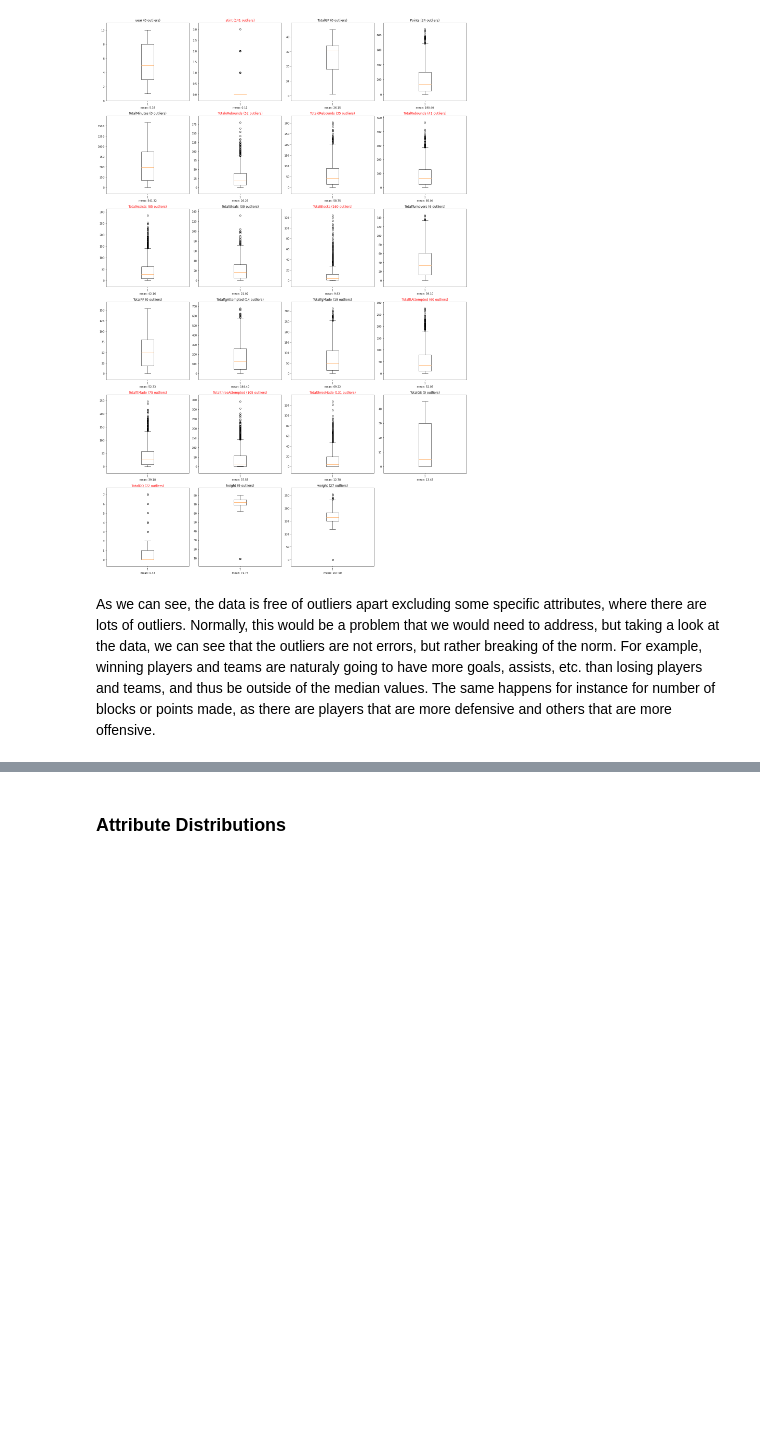
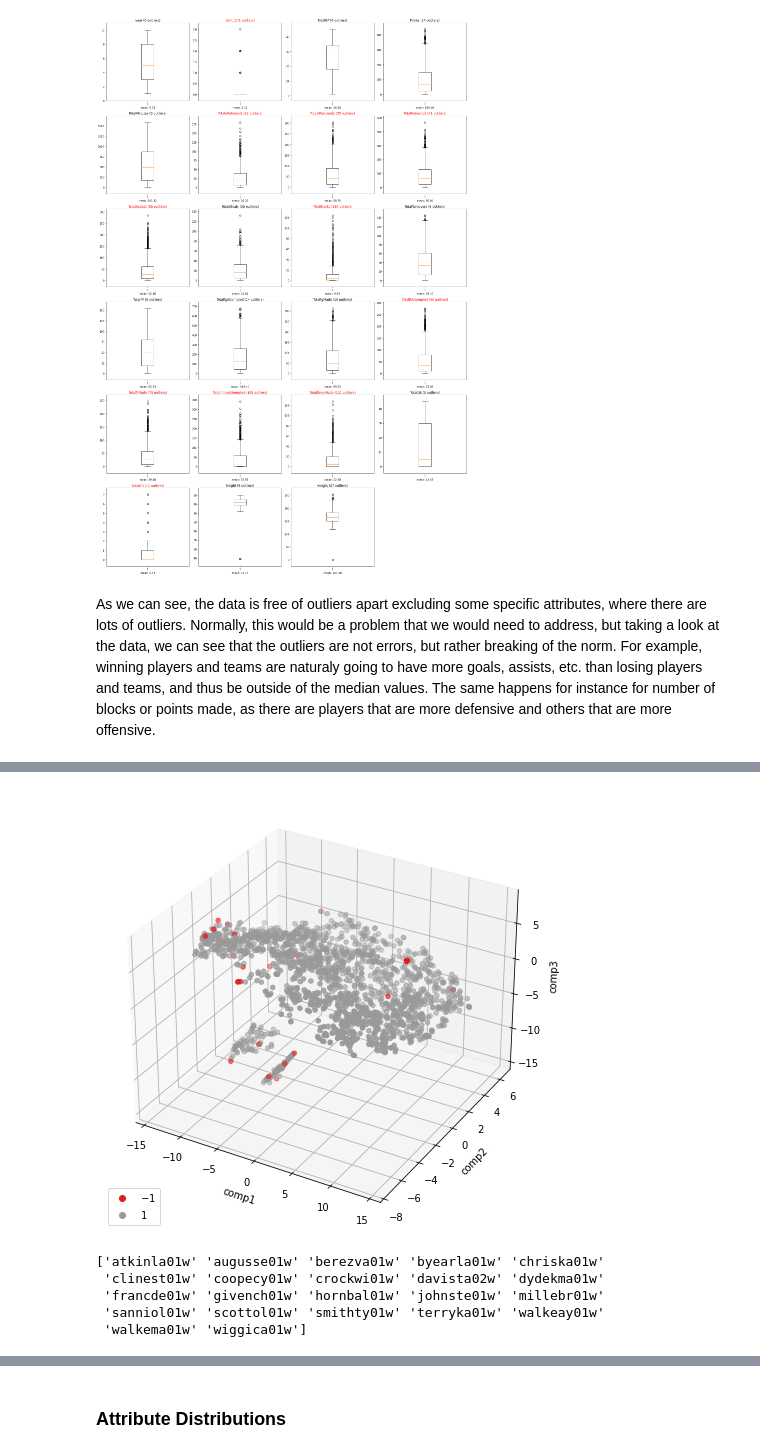
Before and after one commit to m21ark/ac, a Jupyter notebook: stats.ipynb, the cells around one changed output, grey strips where cells are left out. Drawn from its saved outputs; the diff is of its cells as text; code cells hidden in the pictures; blank space fills up the shorter version.

```diff
--- a/stats.ipynb
+++ b/stats.ipynb
@@ -373,0 +411,71 @@ As we can see, the data is free of outliers apart excluding some specific attrib
+# %%
+
+
+def outliers_pipeline(X_):
+
+    steps = [('scale', StandardScaler()),
+             ('LOF', LocalOutlierFactor())
+             ]
+    outliers = Pipeline(steps).fit_predict(X_)
+
+    return outliers
+
+
+def print_outliers_plot(X_scaled, outliers, perp=50):
+
+    # we need a good perplexity value to separate the groups
+    tsne = TSNE(perplexity=perp, n_components=3).fit_transform(X_scaled)
+    tsne = pandas.DataFrame(tsne, columns=['comp1', 'comp2', 'comp3'])
+    tsne['outliers'] = outliers
+
+    fig = plt.figure(figsize=(8, 8))  # create a new figure
+    ax = fig.add_subplot(111, projection='3d')  # create a 3D subplot
+    scatter = ax.scatter(tsne['comp1'], tsne['comp2'], tsne['comp3'],
+                         c=tsne['outliers'], cmap='Set1')  # create 3D scatter plot
+    #
+    # add labels and legend
+    ax.set_xlabel('comp1')
+    ax.set_ylabel('comp2')
+    ax.set_zlabel('comp3')
+    plt.legend(*scatter.legend_elements(), loc='lower left')
+
+    plt.show()  # display the plot
+
+    return
+
+
+players = df_players.select_dtypes(include=['number'])
+
+X = players.iloc[:, 1:].values
+
+outliers = outliers_pipeline(X)
+
+players['outliers'] = outliers
+players['playerID'] = df_players['playerID']
+
+
+# Get the attribute names before scaling
+attribute_names = players.columns[1:]
+
+scaler = StandardScaler()
+X_scaled = scaler.fit_transform(X)
+
+print_outliers_plot(X_scaled, outliers)
+
+df_best_and_worst = players[players['outliers'] == -1]
+df_best_and_worst = df_best_and_worst.drop(['outliers'], axis=1)
+
+# drop where stint != 0 ... as it skews the data
+df_best_and_worst = df_best_and_worst[df_best_and_worst['stint'] == 0]
+
+# show all uniques names
+b_w_players = df_best_and_worst['playerID'].unique()
+
+print(b_w_players)
+# %% [output]
+[figure, added]
+['atkinla01w' 'augusse01w' 'berezva01w' 'byearla01w' 'chriska01w'
+ 'clinest01w' 'coopecy01w' 'crockwi01w' 'davista02w' 'dydekma01w'
+ 'francde01w' 'givench01w' 'hornbal01w' 'johnste01w' 'millebr01w'
+ 'sanniol01w' 'scottol01w' 'smithty01w' 'terryka01w' 'walkeay01w'
+ 'walkema01w' 'wiggica01w']
```
Also changed, not shown: parts of 6 cells of this notebook, 2 other files.
